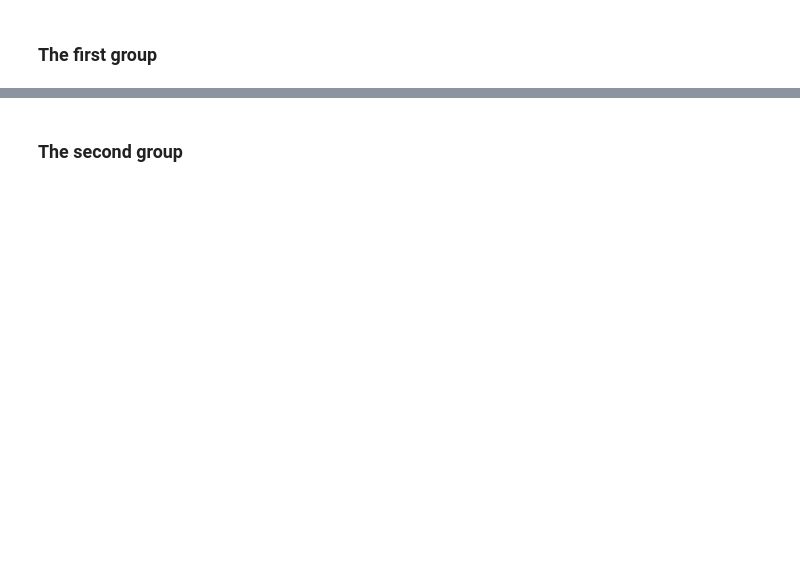
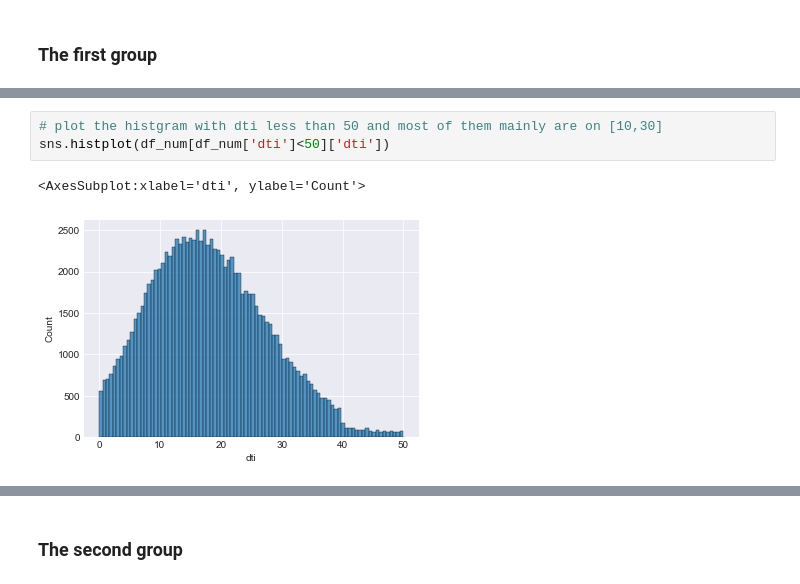
Before and after one commit to rhodapang/Lending-Club-Capstone-Project, a Jupyter notebook: Lending Club Exploratory Data Analysis - 2.ipynb, the cells around one changed output, grey strips where cells are left out. Saved outputs shown, nothing was run; the diff lists cells and outputs as text; blank space fills up the shorter version.

```diff
--- a/Lending Club Exploratory Data Analysis - 2.ipynb
+++ b/Lending Club Exploratory Data Analysis - 2.ipynb
@@ -197,0 +308,6 @@ max is:  5.0
+# %%
+# plot the histgram with dti less than 50 and most of them mainly are on [10,30]
+sns.histplot(df_num[df_num['dti']<50]['dti'])
+# %% [output]
+<AxesSubplot:xlabel='dti', ylabel='Count'>
+[figure, added]
```
Also changed, not shown: parts of 49 cells of this notebook.
